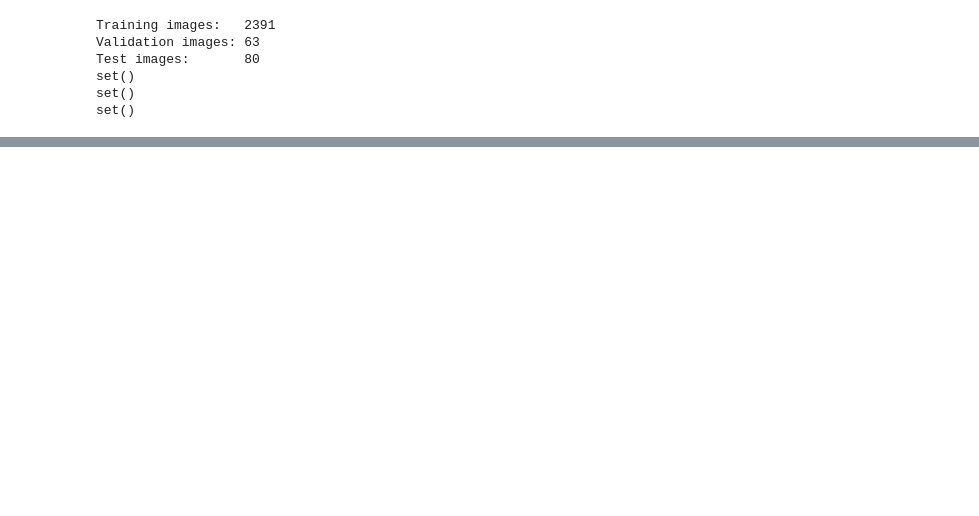
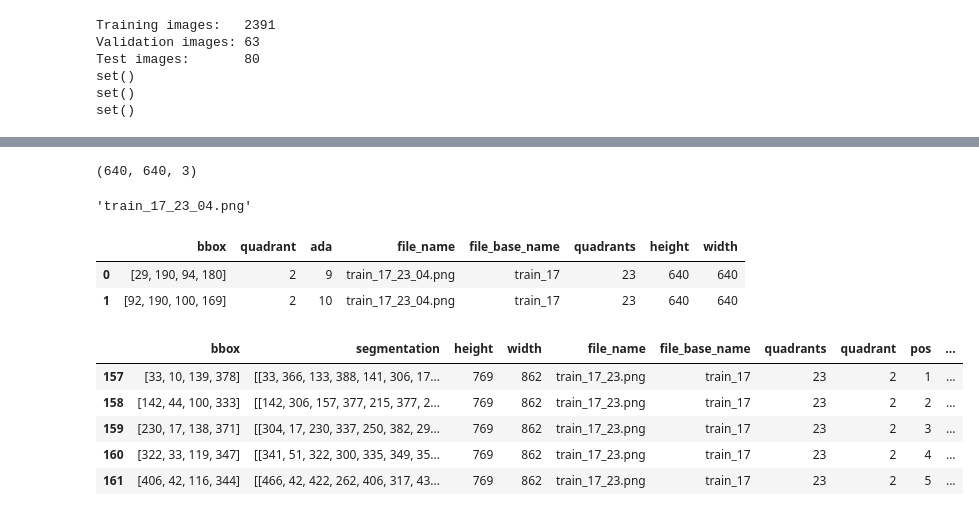
Before and after one commit to awerdich/computervision, a Jupyter notebook: notebooks/detection/06_datasplit.ipynb, the cells around one changed output, grey strips where cells are left out. Drawn from its saved outputs; the diff is of its cells as text; code cells hidden in the pictures; blank space fills up the shorter version.

```diff
--- a/notebooks/detection/06_datasplit.ipynb
+++ b/notebooks/detection/06_datasplit.ipynb
@@ -177,0 +297,23 @@ set()
+# %%
+transformed_image.shape
+# %% [output]
+(640, 640, 3)
+# %%
+transformed_file_name
+# %% [output]
+'train_17_23_04.png'
+# %%
+transformed_df.head(2)
+# %% [output]
+|  | bbox | quadrant | ada | file_name | file_base_name | quadrants | height | width |
+| 0 | [29, 190, 94, 180] | 2 | 9 | train_17_23_04.png | train_17 | 23 | 640 | 640 |
+| 1 | [92, 190, 100, 169] | 2 | 10 | train_17_23_04.png | train_17 | 23 | 640 | 640 |
+# %%
+df_file.head()
+# %% [output]
+|  | bbox | segmentation | height | width | file_name | file_base_name | quadrants | quadrant | pos | ... |
+| 157 | [33, 10, 139, 378] | [[33, 366, 133, 388, 141, 306, 17... | 769 | 862 | train_17_23.png | train_17 | 23 | 2 | 1 | ... |
+| 158 | [142, 44, 100, 333] | [[142, 306, 157, 377, 215, 377, 2... | 769 | 862 | train_17_23.png | train_17 | 23 | 2 | 2 | ... |
+| 159 | [230, 17, 138, 371] | [[304, 17, 230, 337, 250, 382, 29... | 769 | 862 | train_17_23.png | train_17 | 23 | 2 | 3 | ... |
+| 160 | [322, 33, 119, 347] | [[341, 51, 322, 300, 335, 349, 35... | 769 | 862 | train_17_23.png | train_17 | 23 | 2 | 4 | ... |
+| 161 | [406, 42, 116, 344] | [[466, 42, 422, 262, 406, 317, 43... | 769 | 862 | train_17_23.png | train_17 | 23 | 2 | 5 | ... |
```
Also changed, not shown: parts of 12 cells of this notebook, 5 other files.
